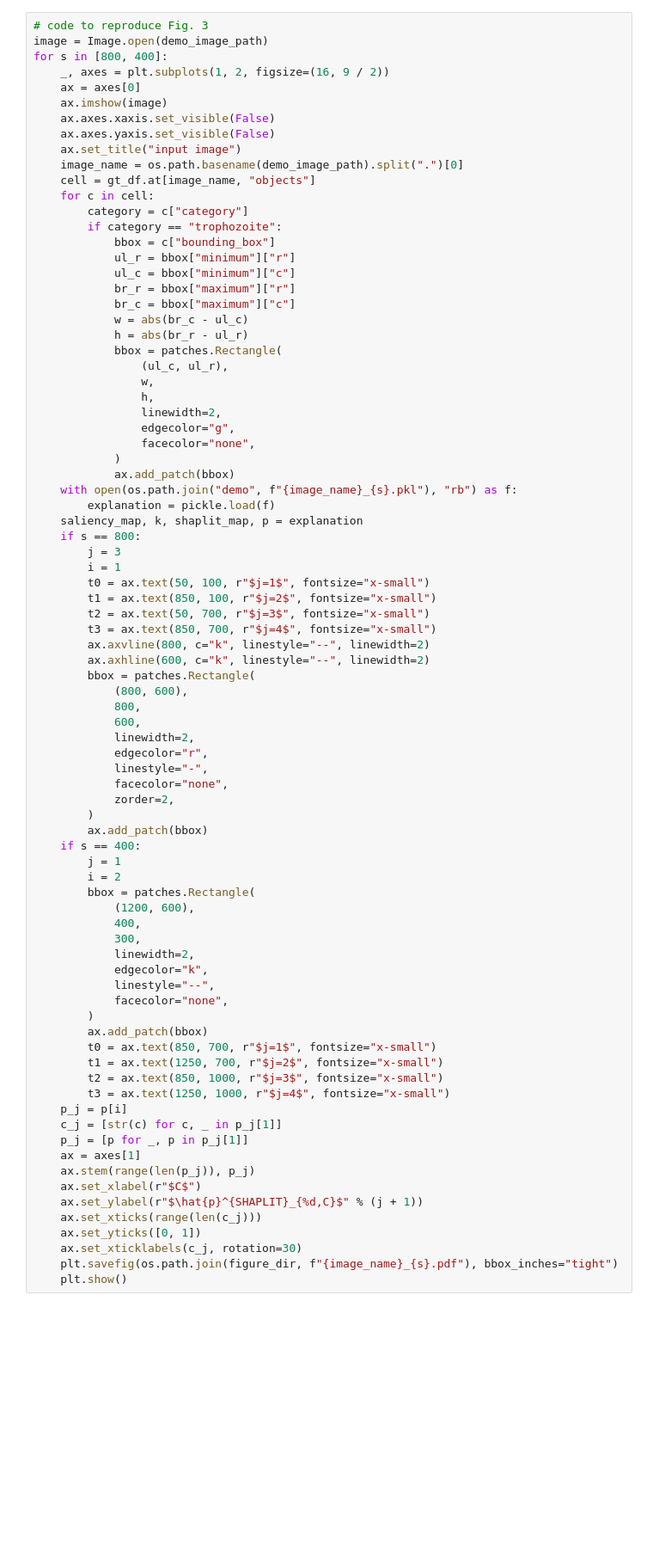
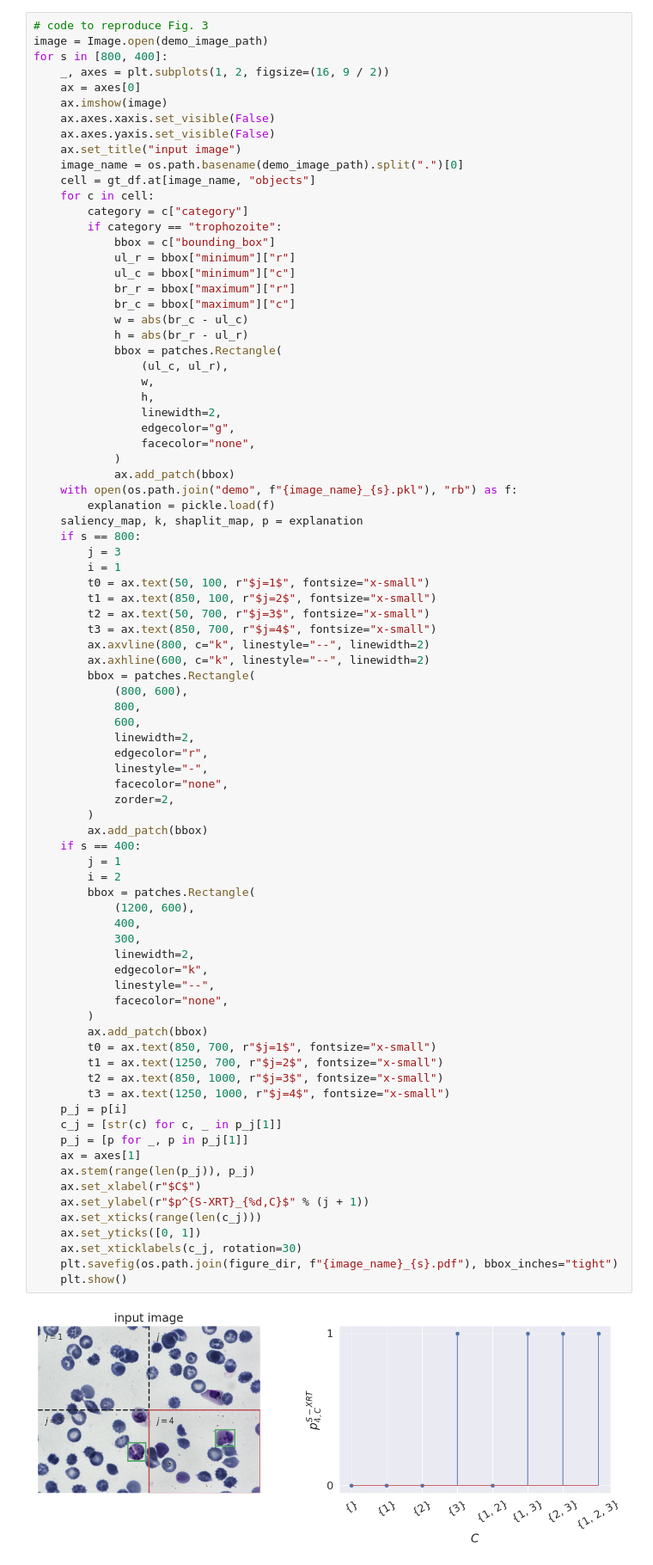
Before and after one commit to Sulam-Group/SHAP-XRT, a Jupyter notebook: experiments/BBBC041/figures.ipynb, the cells around one changed output. Shown: that part at 86% size. Cells and saved outputs as stored; diff of their text form; blank space fills up the shorter version.

Commit message:
Changed figure axis labels

```diff
--- a/experiments/BBBC041/figures.ipynb
+++ b/experiments/BBBC041/figures.ipynb
@@ -83,31 +85,33 @@ for s in [800, 400]:
         )
         ax.add_patch(bbox)
     if s == 400:
         j = 1
         i = 2
         bbox = patches.Rectangle(
             (1200, 600),
             400,
             300,
             linewidth=2,
             edgecolor="k",
             linestyle="--",
             facecolor="none",
         )
         ax.add_patch(bbox)
         t0 = ax.text(850, 700, r"$j=1$", fontsize="x-small")
         t1 = ax.text(1250, 700, r"$j=2$", fontsize="x-small")
         t2 = ax.text(850, 1000, r"$j=3$", fontsize="x-small")
         t3 = ax.text(1250, 1000, r"$j=4$", fontsize="x-small")
     p_j = p[i]
     c_j = [str(c) for c, _ in p_j[1]]
     p_j = [p for _, p in p_j[1]]
     ax = axes[1]
     ax.stem(range(len(p_j)), p_j)
     ax.set_xlabel(r"$C$")
-    ax.set_ylabel(r"$\hat{p}^{SHAPLIT}_{%d,C}$" % (j + 1))
+    ax.set_ylabel(r"$p^{S-XRT}_{%d,C}$" % (j + 1))
     ax.set_xticks(range(len(c_j)))
     ax.set_yticks([0, 1])
     ax.set_xticklabels(c_j, rotation=30)
     plt.savefig(os.path.join(figure_dir, f"{image_name}_{s}.pdf"), bbox_inches="tight")
     plt.show()
+# %% [output]
+[figure, added]
```
Also changed, not shown: parts of 2 cells of this notebook, 1 other file.
